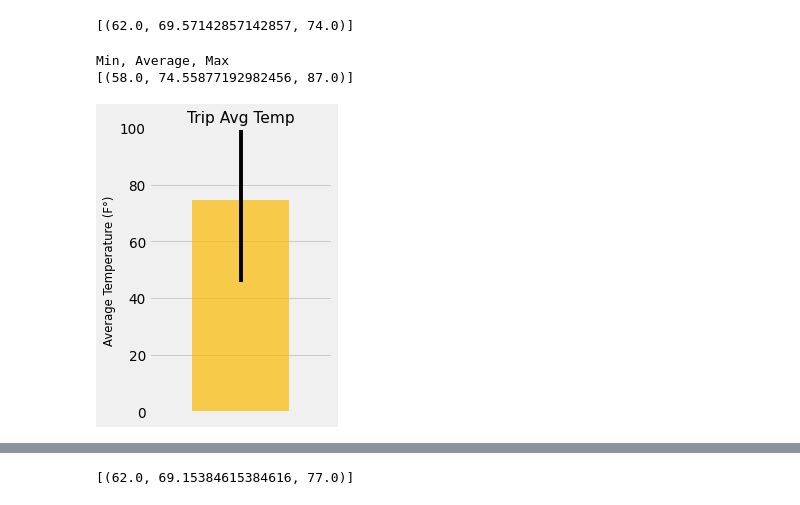
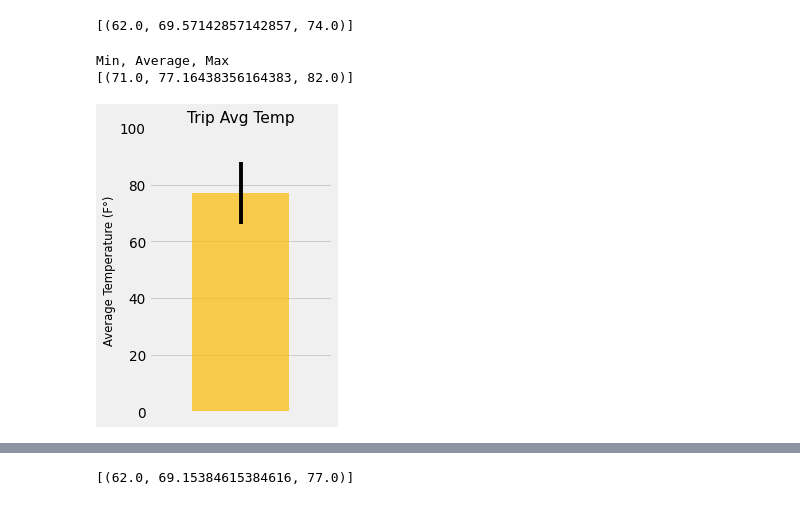
Before and after one commit to skumble27/sqlalchemy-challenge, a Jupyter notebook: Drafts/climate_starter_Draft2.ipynb, the cells around one changed output, grey strips where cells are left out. Cells and saved outputs as stored; diff of their text form; code cells hidden in the pictures.

```diff
--- a/Drafts/climate_starter_Draft2.ipynb
+++ b/Drafts/climate_starter_Draft2.ipynb
@@ -290,34 +290,35 @@ print(calc_temps('2012-02-28', '2012-03-05'))
 # Use your previous function `calc_temps` to calculate the tmin, tavg, and tmax
 # for your trip using the previous year's data for those same dates.
 
-# The trip will be undertaken in 2017
+# The trip will be undertaken in 2017-06-28 and end on 2017-07-20
 
 print(f'Min, Average, Max')
-print(calc_temps('2016-06-28', '2017-06-28'))
+print(calc_temps('2016-06-28', '2016-07-20'))
 # %% [output]
 Min, Average, Max
-[(58.0, 74.55877192982456, 87.0)]
+[(71.0, 77.16438356164383, 82.0)]
 # %%
 # Plot the results from your previous query as a bar chart.
 # Use "Trip Avg Temp" as your Title
 # Use the average temperature for the y value
 # Use the peak-to-peak (tmax-tmin) value as the y error bar (yerr)
 
-trip_temp = np.ravel((calc_temps('2016-06-28', '2017-06-28')), order='C')
+trip_temp = np.ravel((calc_temps('2016-06-28', '2016-07-15')), order='C')
 
 x_value = 0
 y_value = trip_temp[1] # Average Temperature
 error_bar = trip_temp[2] - trip_temp[0]
 plt.figure(figsize=(3,5), dpi = 70)
 plt.bar(x_value, y_value, yerr = error_bar, color='#fcba03', alpha=0.7)
 plt.title('Trip Avg Temp', fontsize=16)
 plt.xlim(-0.75, 0.75)
 plt.ylim(0,100)
 plt.tick_params(axis='x', which='both', bottom=False, top=False, labelbottom=False)
 plt.ylabel('Average Temperature (F°)', fontsize=12)
 plt.grid(which='major', axis='x', linestyle='')
+plt.savefig('../Images/Trip_average_temp.png')
 plt.show()
 # %% [output]
-[figure, old version]
+[figure, new version]
 # %%
 # Calculate the total amount of rainfall per weather station for your trip dates using the previous year's matching dates.
```
Also changed, not shown: parts of 1 cell of this notebook, 1 other file.
